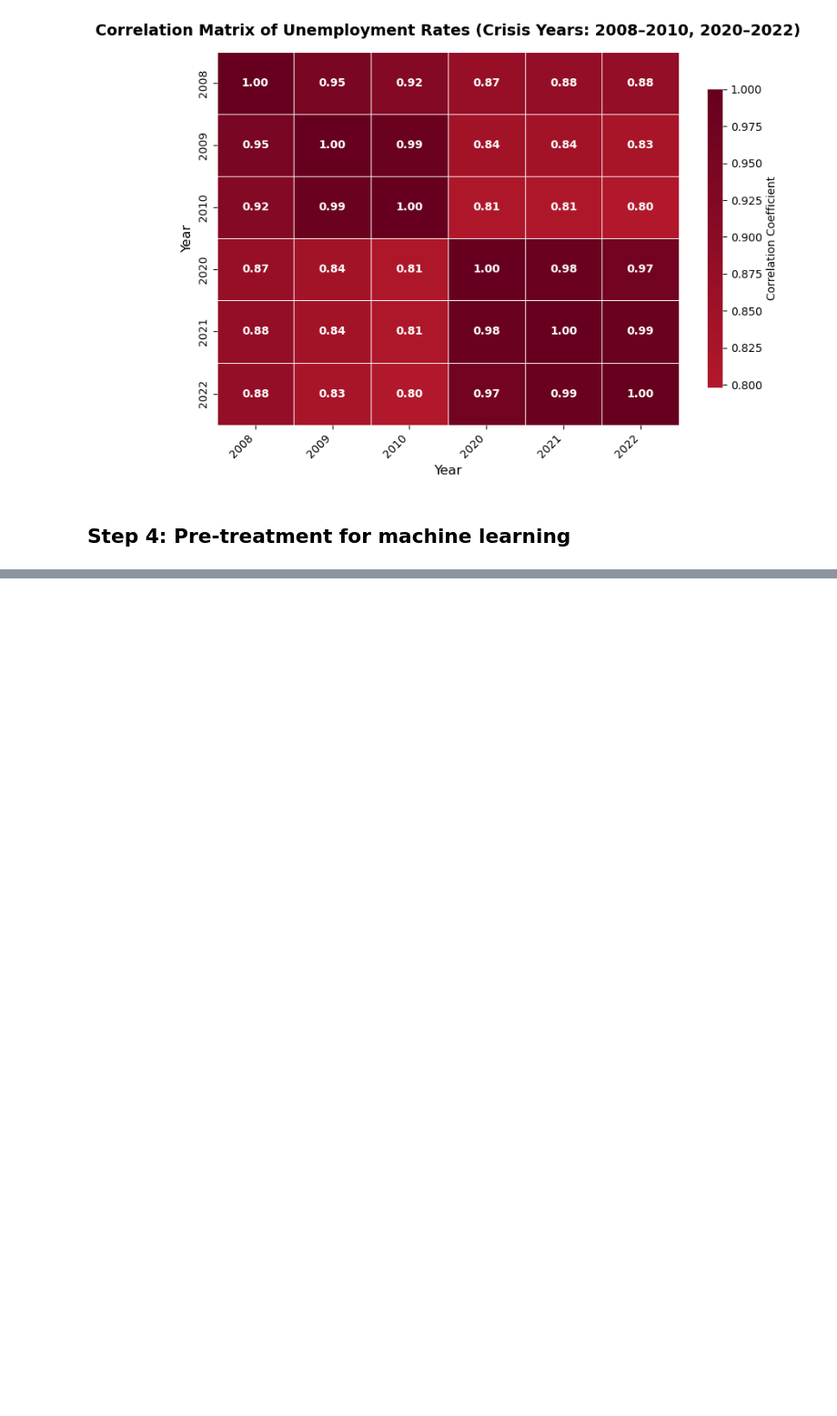
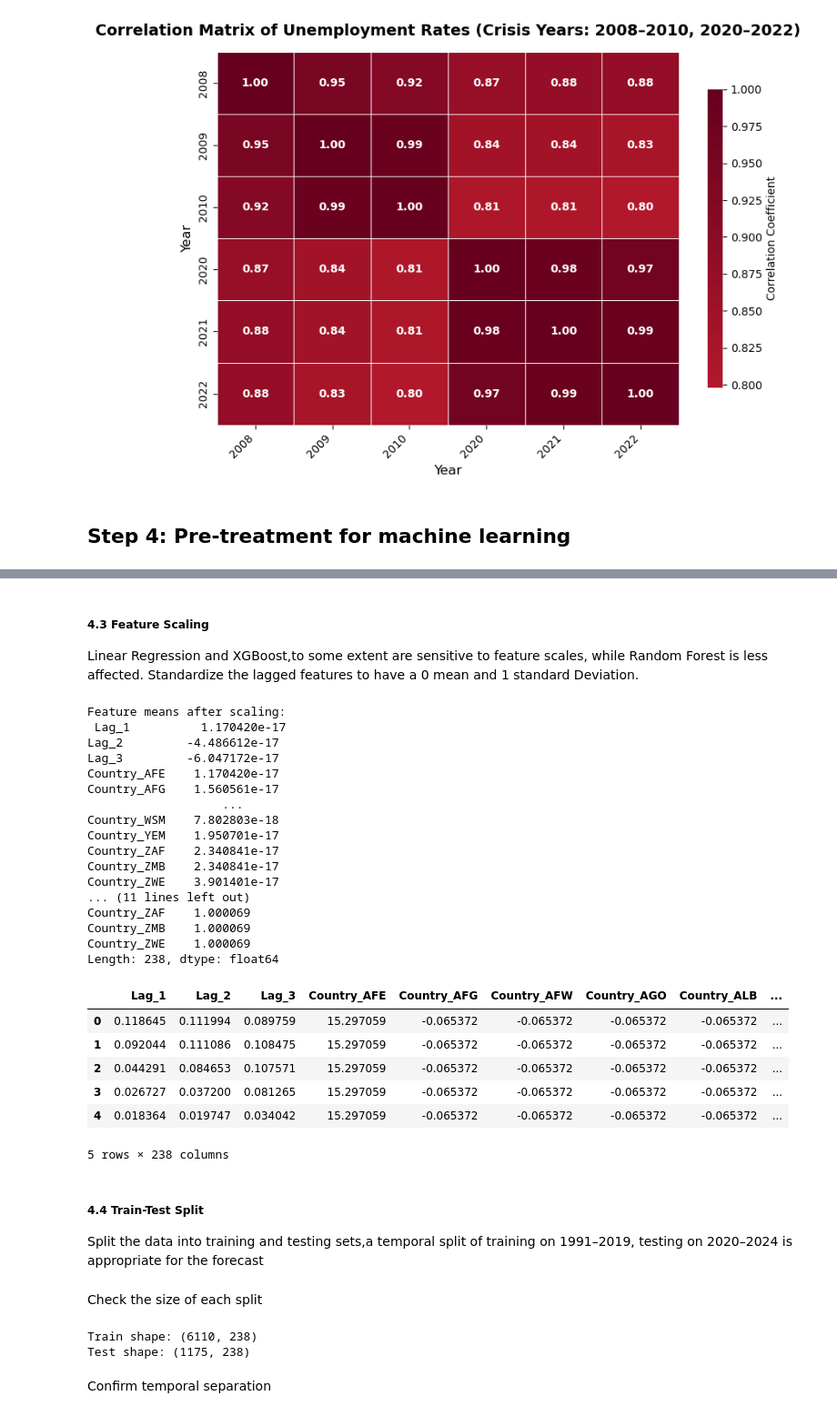
Before and after one commit to Josh-chief/Unemployment_Rate, a Jupyter notebook: Unemployment_Rates.ipynb, the cells around one changed output, grey strips where cells are left out. Shown at 91% size. Saved outputs shown, nothing was run; the diff lists cells and outputs as text; code cells hidden in the pictures; blank space fills up the shorter version.

```diff
--- a/Unemployment_Rates.ipynb
+++ b/Unemployment_Rates.ipynb
@@ -830,0 +892,2 @@ df_cleaned.head()
+# %%
+lagged_df = pd.get_dummies(lagged_df, columns=['Country Code'], prefix='Country')
@@ -830,0 +917,48 @@ df_cleaned.head()
+# %% [markdown]
+##### 4.3 Feature Scaling
+
+Linear Regression and XGBoost,to some extent are sensitive to feature scales, while Random Forest is less affected. Standardize the lagged features to have a 0 mean and 1 standard Deviation.
+# %%
+from sklearn.preprocessing import StandardScaler
+
+# Define feature_cols if not already defined
+feature_cols = [col for col in lagged_df.columns if col.startswith('Lag_') or col.startswith('Country_')]
+
+scaler = StandardScaler()
+X_scaled_df = pd.DataFrame(
+    scaler.fit_transform(lagged_df[feature_cols]),
+    columns=feature_cols
+)
+# Check mean and standard deviation after scaling
+print("Feature means after scaling:\n", X_scaled_df.mean())
+print("\nFeature standard deviations after scaling:\n", X_scaled_df.std())
+X_scaled_df.head()
+# %% [output]
+Feature means after scaling:
+ Lag_1          1.170420e-17
+Lag_2         -4.486612e-17
+Lag_3         -6.047172e-17
+Country_AFE    1.170420e-17
+Country_AFG    1.560561e-17
+                   ...
+Country_WSM    7.802803e-18
+Country_YEM    1.950701e-17
+Country_ZAF    2.340841e-17
+Country_ZMB    2.340841e-17
+Country_ZWE    3.901401e-17
+... (11 lines left out)
+Country_ZAF    1.000069
+Country_ZMB    1.000069
+Country_ZWE    1.000069
+Length: 238, dtype: float64
+|  | Lag_1 | Lag_2 | Lag_3 | Country_AFE | Country_AFG | Country_AFW | Country_AGO | Country_ALB | ... |
+| 0 | 0.118645 | 0.111994 | 0.089759 | 15.297059 | -0.065372 | -0.065372 | -0.065372 | -0.065372 | ... |
+| 1 | 0.092044 | 0.111086 | 0.108475 | 15.297059 | -0.065372 | -0.065372 | -0.065372 | -0.065372 | ... |
+| 2 | 0.044291 | 0.084653 | 0.107571 | 15.297059 | -0.065372 | -0.065372 | -0.065372 | -0.065372 | ... |
+| 3 | 0.026727 | 0.037200 | 0.081265 | 15.297059 | -0.065372 | -0.065372 | -0.065372 | -0.065372 | ... |
+| 4 | 0.018364 | 0.019747 | 0.034042 | 15.297059 | -0.065372 | -0.065372 | -0.065372 | -0.065372 | ... |
+5 rows × 238 columns
+# %% [markdown]
+##### 4.4 Train-Test Split
+
+Split the data into training and testing sets,a temporal split of training on 1991–2019, testing on 2020–2024 is appropriate for the forecast
@@ -830,0 +985,10 @@ df_cleaned.head()
+# %% [markdown]
+Check the size of each split
+# %%
+print("Train shape:", X_train.shape)
+print("Test shape:", X_test.shape)
+# %% [output]
+Train shape: (6110, 238)
+Test shape: (1175, 238)
+# %% [markdown]
+Confirm temporal separation
```
Also changed, not shown: parts of 19 cells of this notebook, 2 other files.
